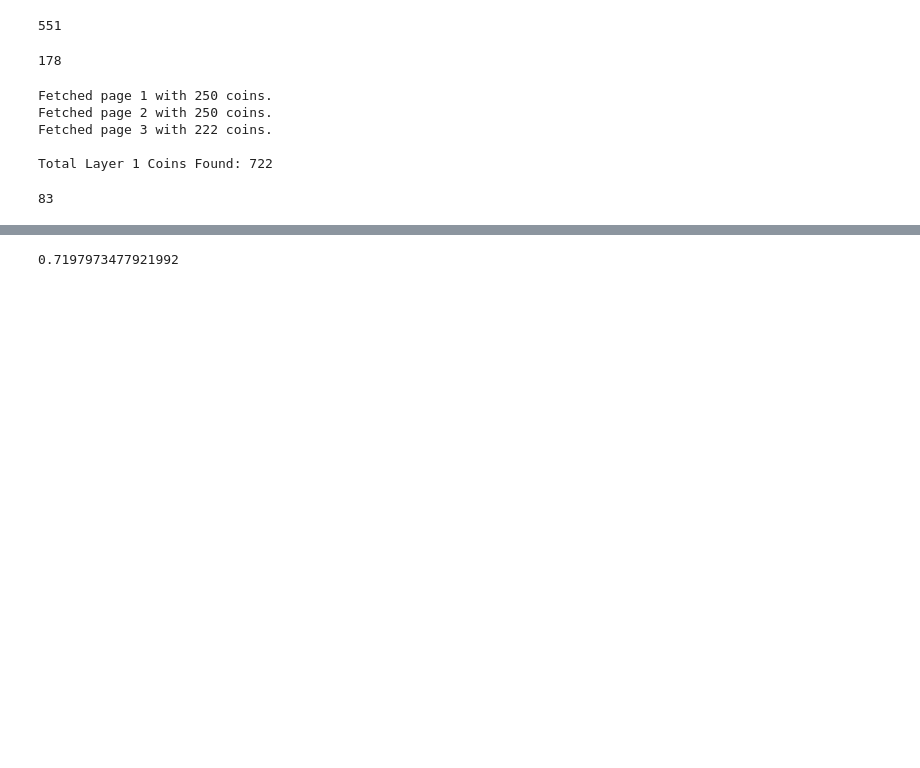
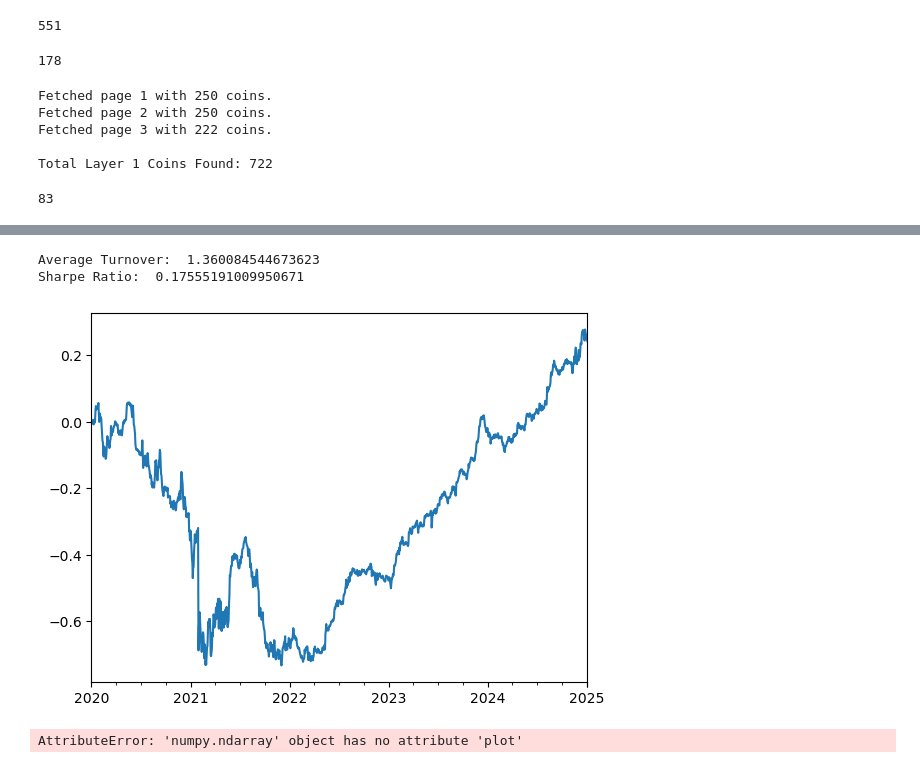
Before and after one commit to jofu-tofu/Trading-Bot, a Jupyter notebook: BTC Layer 1 Basket Reversal.ipynb, the cells around one changed output, grey strips where cells are left out. Drawn from its saved outputs; the diff is of its cells as text; code cells hidden in the pictures; blank space fills up the shorter version.

```diff
--- a/BTC Layer 1 Basket Reversal.ipynb
+++ b/BTC Layer 1 Basket Reversal.ipynb
@@ -345,31 +356,14 @@ pd.DataFrame(results, columns = ['signal_speed','holding_period','avg_to','sharp
-# %%
-def ma(weightings, lookback = 24):
-    return weightings.rolling(lookback).mean().apply(lambda x: x / x.abs().sum(), axis=1)
-
-def to_sharpe(weightings, ret, th = 1, to_off = False, plot = False, return_ret = False):
-        weightings = weightings.iloc[::th]
-        ret = ret.iloc[::th]
-        to = weightings.diff().abs().sum(1)
-        port_ret = (weightings.shift(1) * ret.rolling(1).sum()).sum(1)
-        bps = .0020
-        if to_off:
-            bps = 0
-        port_ret = port_ret - bps * to
-        if return_ret:
-            return port_ret
-        avg_to = to.mean()
-        sharpe = np.sqrt(24*365/th) * port_ret.mean() / port_ret.std()
-        drawdown = port_ret.cumsum().cummax() - port_ret.cumsum()
-        max_drawdown = drawdown.max()
-        drawdown_durations = (drawdown < 0).cumsum()
-        durations = drawdown_durations.groupby(drawdown_durations).cumcount()
-        max_drawdown_duration = durations.max()
-        if plot:
-            print("Average Turnover: ", avg_to)
-            print("Sharpe Ratio: ", sharpe)
-            port_ret.cumsum().plot()
-        return avg_to, sharpe, max_drawdown, max_drawdown_duration
+# %%
+def ma(weightings, lookback = 24):
+    weightings = weightings.rolling(lookback).mean().apply(lambda x: x / x.abs().sum(), axis=1)
+    return weightings.subtract(weightings.mean(axis=1),axis=0)
 # %%
-to_sharpe(ma(rank_weighting(layer1_binance_ret, lookback = 48), lookback=96),layer1_binance_ret, th = 1, plot = True, return_ret=True).corr(layer1_binance_ret['BTCUSDT'])
+a,s,d,f = to_sharpe(ma(rank_threshold_weighting(layer1_binance_ret, lookback = 1), lookback=1),layer1_binance_ret, th = 36, plot = True, return_ret=False)
 # %% [output]
-0.7197973477921992
+Average Turnover:  1.360084544673623
+Sharpe Ratio:  0.17555191009950671
+[figure, added]
+# %%
+a.cumsum().plot()
+# %% [output]
+AttributeError: 'numpy.ndarray' object has no attribute 'plot'
```
Also changed, not shown: parts of 5 cells of this notebook.
